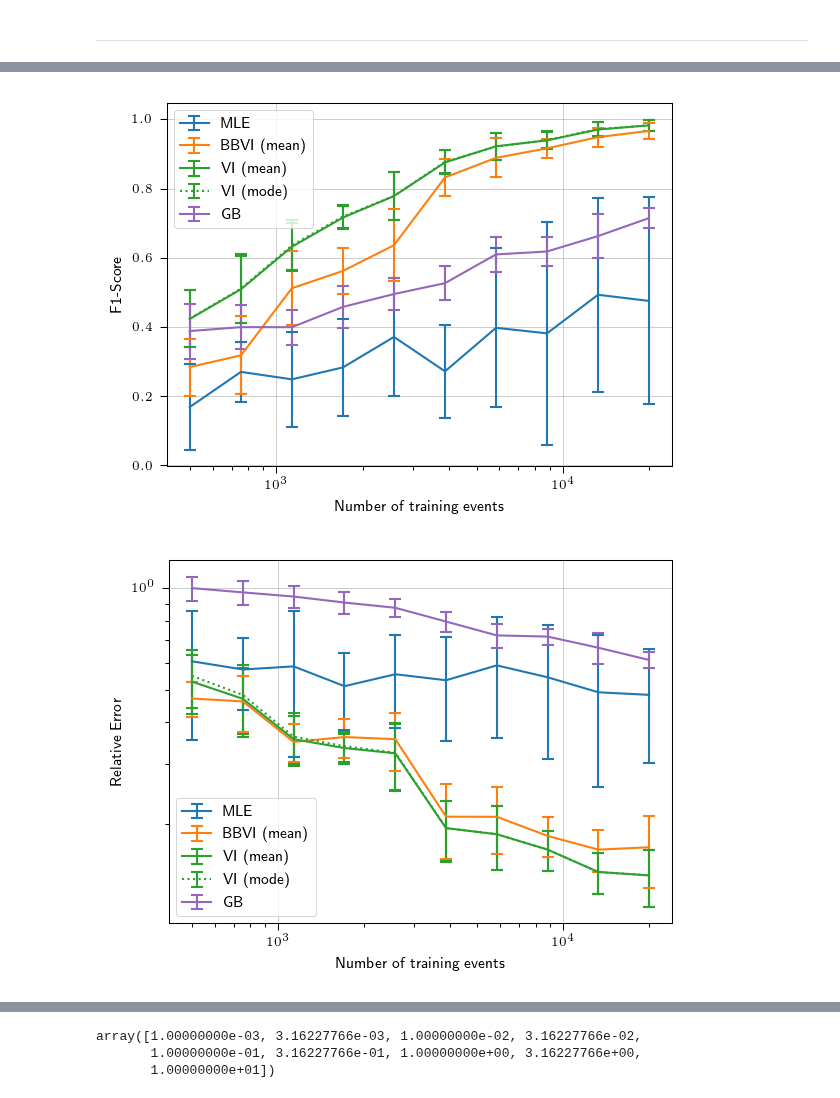
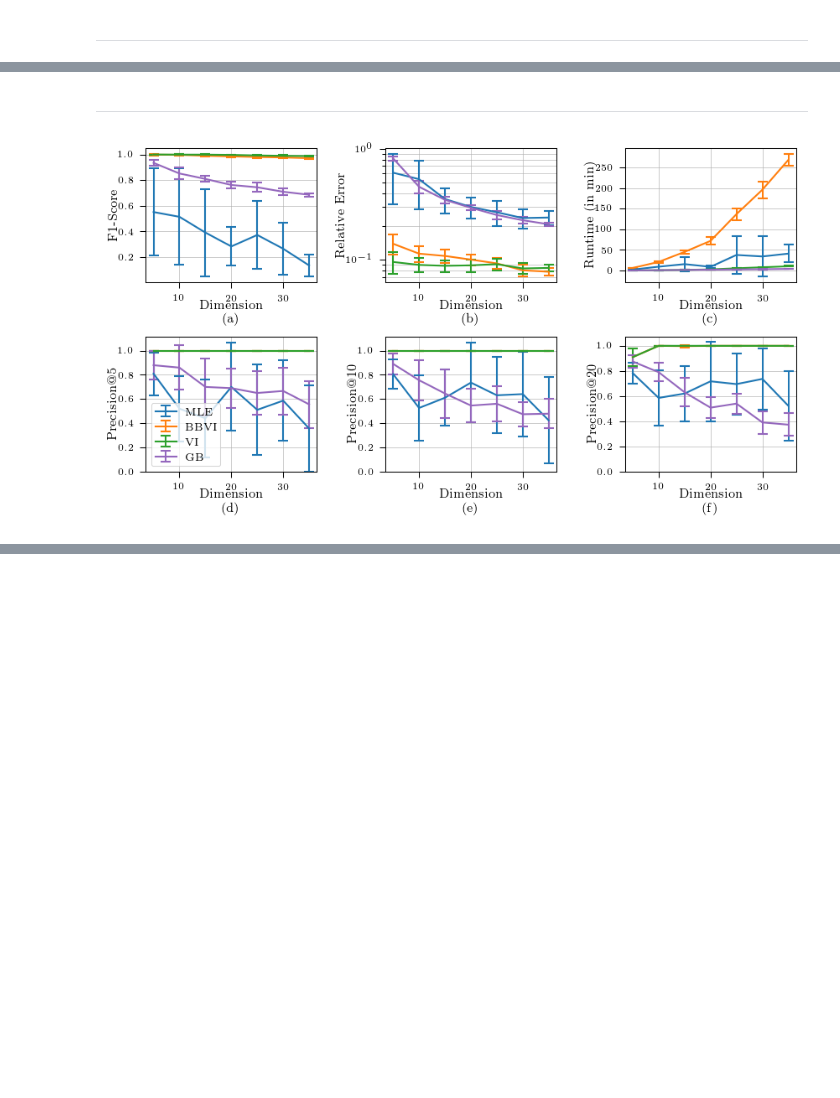
Before and after one commit to trouleau/var-wold, a Jupyter notebook: notebook/9-wt-3-process-experiment-output-dataRegime.ipynb, the cells around one changed output, grey strips where cells are left out. Drawn from its saved outputs; the diff is of its cells as text; code cells hidden in the pictures; blank space fills up the shorter version.

```diff
--- a/notebook/9-wt-3-process-experiment-output-dataRegime.ipynb
+++ b/notebook/9-wt-3-process-experiment-output-dataRegime.ipynb
@@ -26,5 +20,6 @@ matplotlib.rcParams.update({
 # %%
-output_df = tsvar.plotting.load_outputs(exp_dir="../output/dataRegimes-n10-2/")
+EXP_DIR = "../output/dataRegimes-n10-2"
+output_df = tsvar.plotting.load_outputs(exp_dir=EXP_DIR)
 cols = [col for col in output_df.columns if col.startswith('mle')]
 # %% [output]
 Process file: ../output/dataRegimes-n10-2/1590694516-g04-d10-n020000/output-03.json...
@@ -49,12 +44,16 @@ output_df.head()
 # %%
 suf_col_dict = {
     'mle': 'mle_adjacency',
-    'bbvi_mean': 'bbvi_adj_mean',
-    'bbvi_mode': 'bbvi_adj_mode',
-    'vi_mean': 'vi_adj_mean',
-    'vi_mode': 'vi_adj_mode',
+
+    #'bbvi': 'bbvi_adj_mean',
+    'bbvi': 'bbvi_adj_mode',
+
+    #'vi': 'vi_adj_mean',
+    'vi': 'vi_adj_mode',
+
     #'vi_fixed_beta_mean': 'vi_fixed_beta_adj_mean',
     #'vi_fixed_beta_mode': 'vi_fixed_beta_adj_mode',
+
     'gb': 'gb_adj_normed',
 }
 
@@ -138,51 +217,61 @@ plt.xlabel('Number of Dimensions');
+# %% [markdown]
+---
 # %%
 plot_meta_data = [
 #    ('acc', 'Accuracy'),
-    ('f1score', 'F1-Score'),
-    ('relerr', 'Relative Error'),
-    ('runtime', f'log(Runtime) (in {unit})'),
-    ('precAt5', 'Precision at 5'),
-    ('precAt10', 'Precision at 10'),
-    ('precAt20','Precision at 20')
+    ('f1score',  'F1-Score',         (0, 0), '(a)'),
+    ('relerr',   'Relative Error',   (0, 1), '(b)'),
+    ('runtime',  'Runtime (in min)', (0, 2), '(c)'),
+    ('precAt5',  'Precision@5',      (1, 0), '(d)'),
+    ('precAt10', 'Precision@10',     (1, 1), '(e)'),
+    ('precAt20', 'Precision@20',     (1, 2), '(f)')
 ]
 
 queries_list = [
     ('mle',                'MLE',          'C0', '-'),
-    ('bbvi_mean',          'BBVI (mean)',  'C1', '-'),
+
+    ('bbvi',          'BBVI',  'C1', '-'),
     #('bbvi_mode',          'BBVI (mode)',  'C1', ':'),
-    ('vi_mean',            'VI (mean)',    'C2', '-'),
-    ('vi_mode',            'VI (mode)',    'C2', ':'),
+
+    ('vi',            'VI',    'C2', '-'),
+    #('vi_mode',            'VI (mode)',    'C2', ':'),
+
     #('vi_fixed_beta_mean', 'VI-fb (mean)', 'C3', '-'),
     #('vi_fixed_beta_mode', 'VI-fb (mode)', 'C3', ':'),
+
     ('gb',                 'GB',           'C4', '-'),
 ]
 
-for prefix, ylabel in plot_meta_data:
+fig, axs = plt.subplots(2, 3, figsize=(5.5, 1.95*1.5))
 
-    plt.figure(figsize=(3.95, 2.95))
+for prefix, ylabel, axIdx, numStr in plot_meta_data:
+    plt.sca(axs[axIdx])
     plt.grid()
     for suf, label, color, ls in queries_list:
         col = '_'.join([prefix, suf])
         plt.errorbar(plot_df.index, plot_df[col]['mean'], yerr=plot_df[col]['std'],
                      label=label, color=color, linestyle=ls)
-    plt.legend()
-    plt.xlabel('Number of training events')
-    plt.xscale('log')
-    plt.ylabel(ylabel);
+
+    plt.xlabel(f'Dimension\n{numStr}', labelpad=-1)
+    #plt.xscale('log')
+    plt.ylabel(ylabel, labelpad=-1);
 
     if prefix == 'relerr':
-        plt.yscale('log', basey=10.0)
+        plt.grid(which='both', axis='y')
+        plt.yscale('log')
         pass
 
     if prefix == 'runtime':
-        #locs, labels = plt.yticks()
-        locs = np.log10(np.arange(0.))
-        plt.yticks(locs, np.round(10 ** locs, 1))
         #plt.yscale('log')
         pass
 
-    plt.tight_layout()
-    #plt.savefig(f'/root/figures/fig-{prefix}.pdf')
+    if prefix == 'precAt5':
+        plt.legend(loc='lower left', prop={'size': 6})
+
+    if prefix.startswith('prec'):
+        plt.ylim(bottom=0)
+
+plt.subplots_adjust(left=0.05, right=0.99, top=0.98, bottom=0.1, hspace=0.4, wspace=0.4)
+plt.savefig(f'/Users/trouleau/Desktop/fig-{EXP_DIR.split(os.path.sep)[-1]}-all.pdf')
 # %% [output]
-[figure, old version]
+[figure, new version]
-[figure, removed]
@@ -193,6 +277,0 @@ for prefix, ylabel in plot_meta_data:
-# %%
-10 ** locs
-# %% [output]
-array([1.00000000e-03, 3.16227766e-03, 1.00000000e-02, 3.16227766e-02,
-       1.00000000e-01, 3.16227766e-01, 1.00000000e+00, 3.16227766e+00,
-       1.00000000e+01])
```
Also changed, not shown: parts of 9 cells of this notebook, 10 other files.
